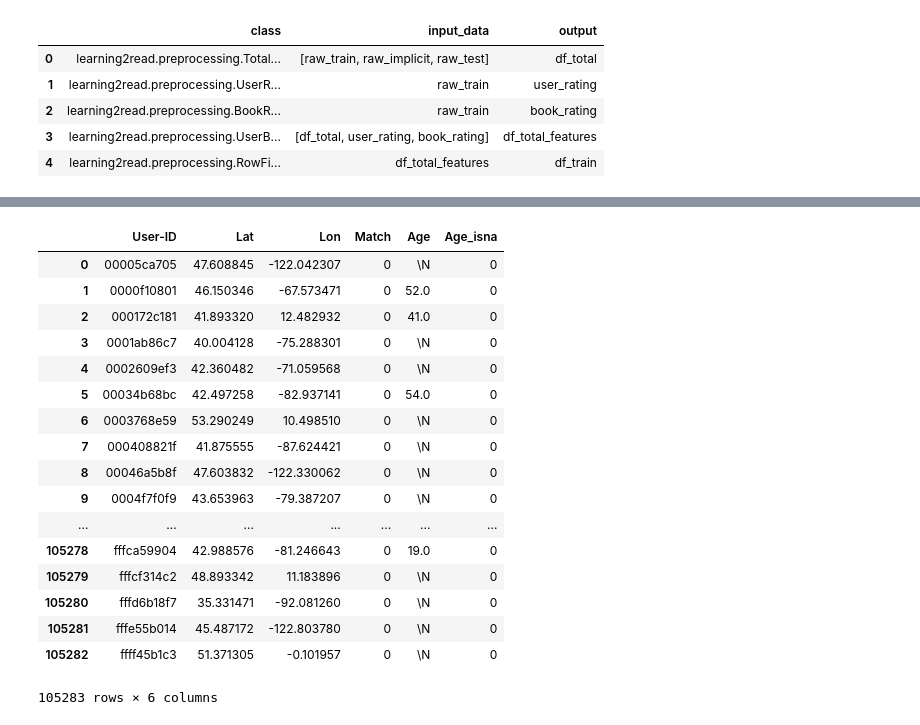
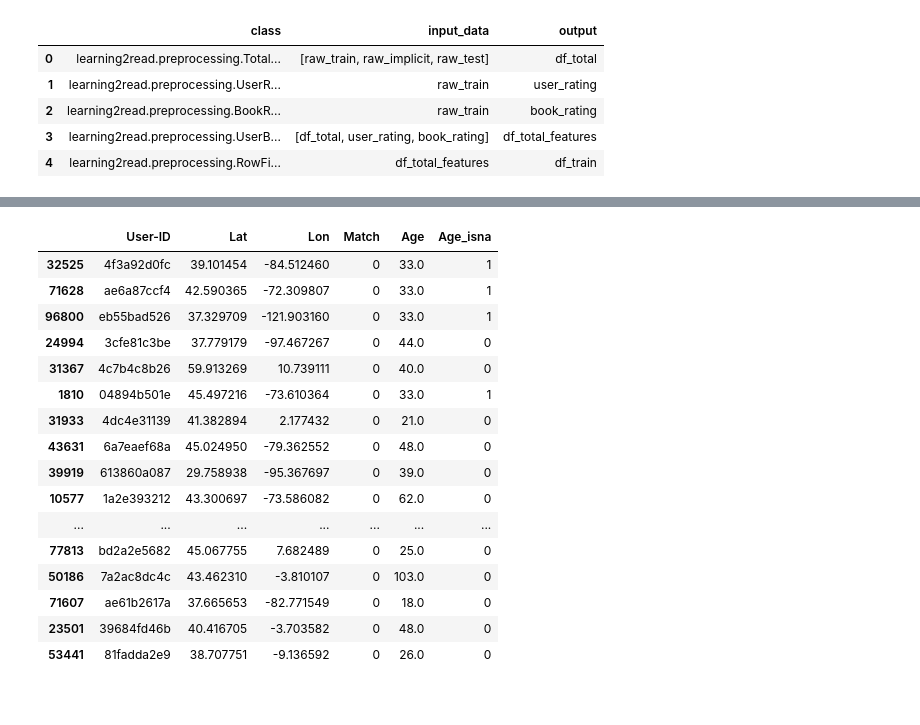
Before and after one commit to DixonCider/learning2read, a Jupyter notebook: report/6001-Init.ipynb, the cells around one changed output, grey strips where cells are left out. Cells and saved outputs as stored; diff of their text form; code cells hidden in the pictures.

```diff
--- a/report/6001-Init.ipynb
+++ b/report/6001-Init.ipynb
@@ -96,7 +96,7 @@ P = run_proc(procedure6001, "p6001_1_test", {
         'isbn_table': Data('isbn'),
         'raw_book': Data('datbooks'),
         'raw_user': Data('datulatlon'),
-    }, Te)
+    }, True)
 
-P.input_from_var('book_info')
+P.input_from_var('book_info').sample(20)
 # %% [output]
@@ -124,21 +120,20 @@ run_id(2): {'class': 'learning2read.preprocessing.CleanRawUser', 'output': 'user
 # %%
-P.input_from_var('user_info')
+P.input_from_var('user_info').sample(20)
 # %% [output]
 |  | User-ID | Lat | Lon | Match | Age | Age_isna |
-| 0 | 00005ca705 | 47.608845 | -122.042307 | 0 | \N | 0 |
-| 1 | 0000f10801 | 46.150346 | -67.573471 | 0 | 52.0 | 0 |
-| 2 | 000172c181 | 41.893320 | 12.482932 | 0 | 41.0 | 0 |
-| 3 | 0001ab86c7 | 40.004128 | -75.288301 | 0 | \N | 0 |
-| 4 | 0002609ef3 | 42.360482 | -71.059568 | 0 | \N | 0 |
-| 5 | 00034b68bc | 42.497258 | -82.937141 | 0 | 54.0 | 0 |
-| 6 | 0003768e59 | 53.290249 | 10.498510 | 0 | \N | 0 |
-| 7 | 000408821f | 41.875555 | -87.624421 | 0 | \N | 0 |
-| 8 | 00046a5b8f | 47.603832 | -122.330062 | 0 | \N | 0 |
-| 9 | 0004f7f0f9 | 43.653963 | -79.387207 | 0 | \N | 0 |
+| 32525 | 4f3a92d0fc | 39.101454 | -84.512460 | 0 | 33.0 | 1 |
+| 71628 | ae6a87ccf4 | 42.590365 | -72.309807 | 0 | 33.0 | 1 |
+| 96800 | eb55bad526 | 37.329709 | -121.903160 | 0 | 33.0 | 1 |
+| 24994 | 3cfe81c3be | 37.779179 | -97.467267 | 0 | 44.0 | 0 |
+| 31367 | 4c7b4c8b26 | 59.913269 | 10.739111 | 0 | 40.0 | 0 |
+| 1810 | 04894b501e | 45.497216 | -73.610364 | 0 | 33.0 | 1 |
+| 31933 | 4dc4e31139 | 41.382894 | 2.177432 | 0 | 21.0 | 0 |
+| 43631 | 6a7eaef68a | 45.024950 | -79.362552 | 0 | 48.0 | 0 |
+| 39919 | 613860a087 | 29.758938 | -95.367697 | 0 | 39.0 | 0 |
+| 10577 | 1a2e393212 | 43.300697 | -73.586082 | 0 | 62.0 | 0 |
 | ... | ... | ... | ... | ... | ... | ... |
-| 105278 | fffca59904 | 42.988576 | -81.246643 | 0 | 19.0 | 0 |
-| 105279 | fffcf314c2 | 48.893342 | 11.183896 | 0 | \N | 0 |
-| 105280 | fffd6b18f7 | 35.331471 | -92.081260 | 0 | \N | 0 |
-| 105281 | fffe55b014 | 45.487172 | -122.803780 | 0 | \N | 0 |
-| 105282 | ffff45b1c3 | 51.371305 | -0.101957 | 0 | \N | 0 |
+| 77813 | bd2a2e5682 | 45.067755 | 7.682489 | 0 | 25.0 | 0 |
+| 50186 | 7a2ac8dc4c | 43.462310 | -3.810107 | 0 | 103.0 | 0 |
+| 71607 | ae61b2617a | 37.665653 | -82.771549 | 0 | 18.0 | 0 |
+| 23501 | 39684fd46b | 40.416705 | -3.703582 | 0 | 48.0 | 0 |
+| 53441 | 81fadda2e9 | 38.707751 | -9.136592 | 0 | 26.0 | 0 |
-105283 rows × 6 columns
```
Also changed, not shown: parts of 2 cells of this notebook, 1 other file.
